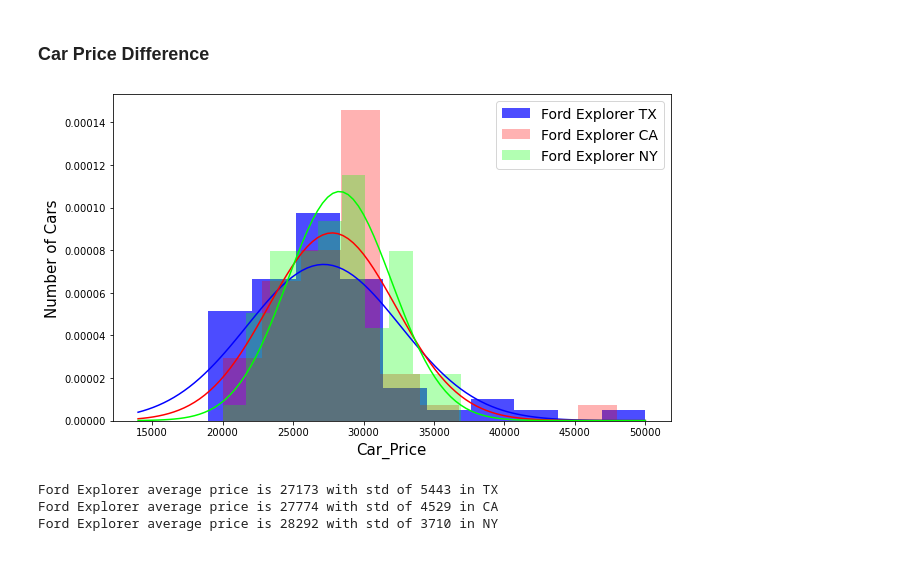
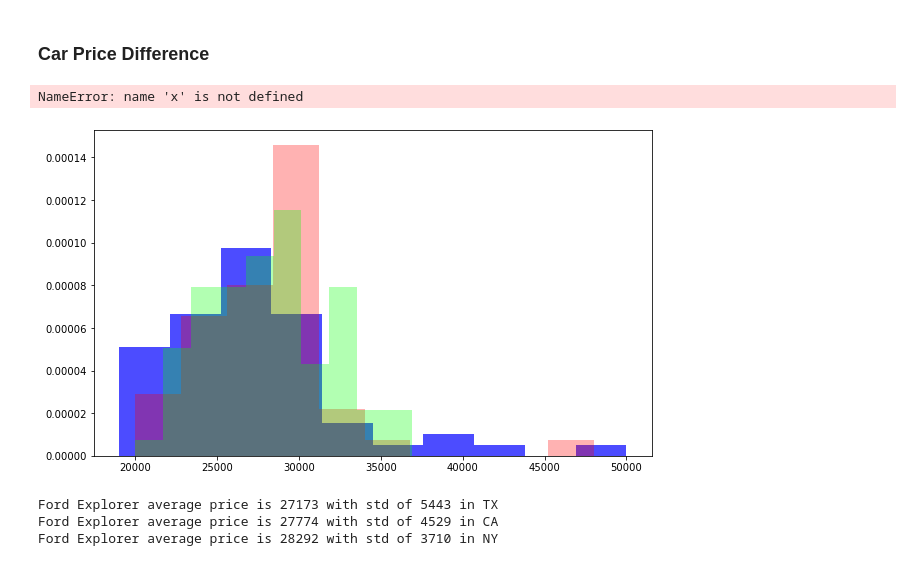
Before and after one commit to aabouie/CapStone1, a Jupyter notebook: EDA.ipynb, the cells around one changed output. Cells and saved outputs as stored; diff of their text form; code cells hidden in the pictures.

```diff
--- a/EDA.ipynb
+++ b/EDA.ipynb
@@ -231,5 +241,9 @@ ax.scatter(x=df[(df.state=='TX') & (df.car_make=='Toyota')].car_mileage,y=df[(df
 
 
 ax.set_xlabel('mileage',size=15);
-ax.set_ylabel('Depreciation_percent',size=15);
-ax.legend(prop={'size': 12});
+ax.set_ylabel('% Depreciation',size=15);
+ax.legend(prop={'size': 13});
+for item in ([ax.title, ax.xaxis.label, ax.yaxis.label, ax2.yaxis.label] +
+             ax.get_xticklabels() + ax.get_yticklabels() + ax2.get_yticklabels()):
+    item.set_fontsize(15)
+#plt.savefig('Ford_Toyota2.jpg')
@@ -346,8 +366,0 @@ axs[2].legend(prop={'size': 12});
-# %%
-sns.set_theme(style="white")
-corr = df.corr()#([['car_mileage','car_price','car_model_year','car_engine_size,car_msrp_price']]).corr()
-mask = np.triu(np.ones_like(corr, dtype=bool))
-f, ax = plt.subplots(figsize=(11, 9))
-cmap = sns.diverging_palette(230, 20, as_cmap=True)
-sns.heatmap(corr, mask=mask, cmap=cmap, vmax=.3, center=0,
-             square=True, linewidths=.5, cbar_kws={"shrink": .5});
@@ -355,0 +367,10 @@ sns.heatmap(corr, mask=mask, cmap=cmap, vmax=.3, center=0,
+# %%
+df_corr = df.drop(['depreciation_percent','Highway_MGP','City_MPG','Trim','depreciation','state','car_age'], axis=1)
+df_corr.columns
+fig,ax = plt.subplots(figsize=(8,6))
+sns.heatmap(df_corr.corr(), annot=True, cmap="viridis", fmt="0.2f");
+
+for item in ([ax.title, ax.xaxis.label, ax.yaxis.label] +
+             ax.get_xticklabels() + ax.get_yticklabels() ):
+    item.set_fontsize(12)
+#plt.savefig('Heatmap.jpg')
@@ -367,27 +390,32 @@ df2.groupby(['state','car_make']).car_model.value_counts().unstack('state').plot
 # %% [markdown]
 ### Car Price Difference
 # %%
-x=np.linspace(14000,50000,100)
-y=stats.norm(TX2017_mean ,TX2017_std)
+fig,ax = plt.subplots(figsize=(10,6))
 
-fig,ax = plt.subplots(figsize=(10,6))
 Price_Explorer_TX2017 = df[(df.state=='TX')&(df.car_model=='Explorer')&(df.car_model_year>=2017)]
 Price_Explorer_CA2017 = df[(df.state=='CA')&(df.car_model=='Explorer')&(df.car_model_year>=2017)]
 Price_Explorer_NY2017 = df[(df.state=='NY')&(df.car_model=='Explorer')&(df.car_model_year>=2017)]
+
 ax.hist(Price_Explorer_TX2017['car_price'],label='Ford Explorer TX',color='b',alpha=0.7,density=True)
 ax.hist(Price_Explorer_CA2017['car_price'],label='Ford Explorer CA',color='r',alpha=0.3,density=True)
 ax.hist(Price_Explorer_NY2017['car_price'],label='Ford Explorer NY',color='lime',alpha=0.3,density=True)
 
 ax.plot(x,stats.norm(TX2017_mean ,TX2017_std).pdf(x),color='b')
 ax.plot(x,stats.norm(CA2017_mean ,CA2017_std).pdf(x),color='r')
 ax.plot(x,stats.norm(NY2017_mean ,NY2017_std).pdf(x),color='lime')
 
 ax.set_xlabel('Car_Price',size=15)
 ax.set_ylabel('Number of Cars',size=15)
-ax.legend(prop={'size': 14});
+ax.legend(prop={'size': 15});
+
+for item in ([ax.title, ax.xaxis.label, ax.yaxis.label, ax2.yaxis.label] +
+             ax.get_xticklabels() + ax.get_yticklabels() + ax2.get_yticklabels()):
+    item.set_fontsize(12)
+
 plt.savefig('Ali2.jpg')
 # %% [output]
+NameError: name 'x' is not defined
-[figure, old version]
+[figure, new version]
 # %%
 TX2017_mean = Price_Explorer_TX2017.car_price.mean()
 TX2017_std = Price_Explorer_TX2017.car_price.std()
```
Also changed, not shown: parts of 16 cells of this notebook.
